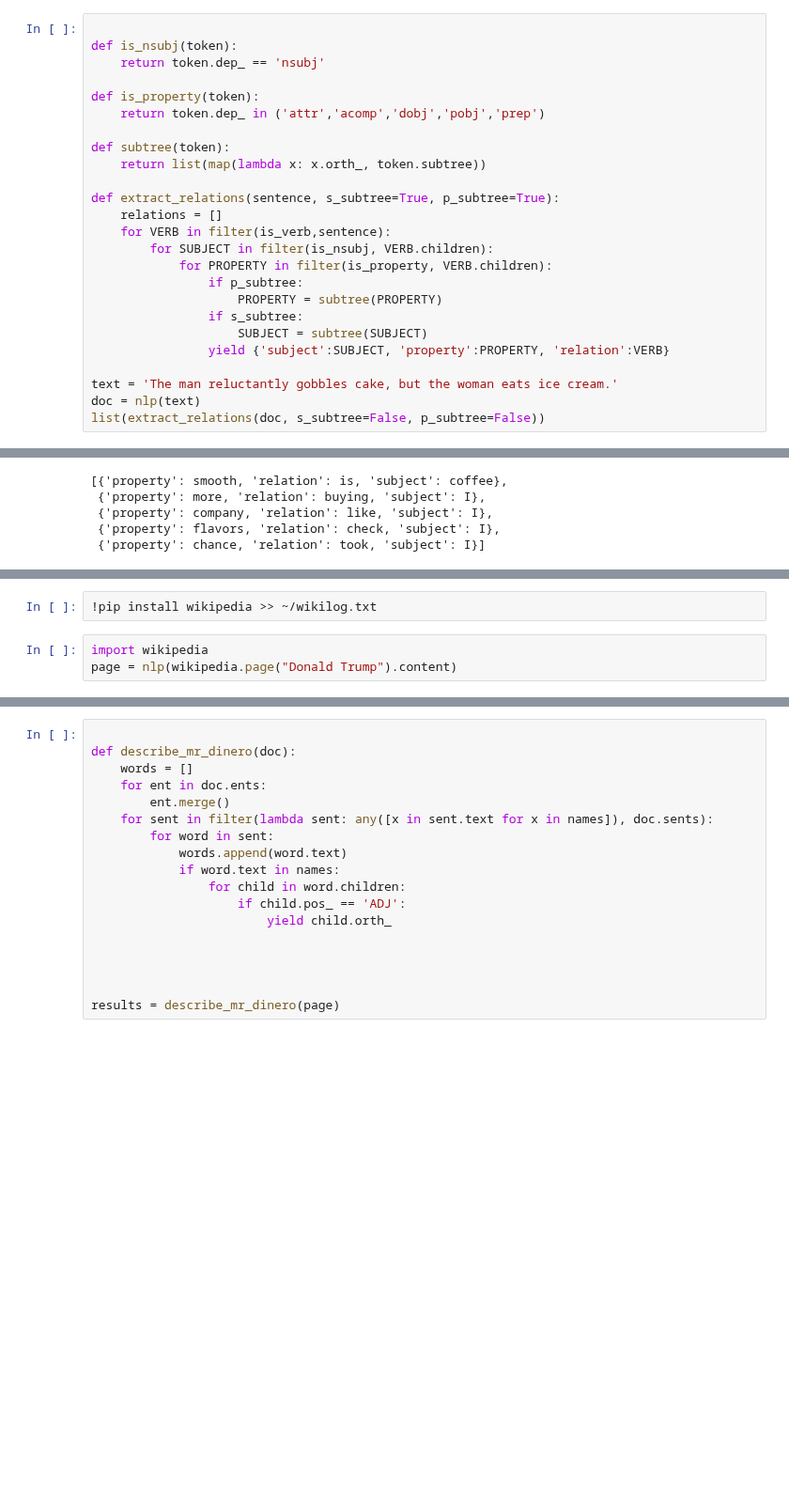
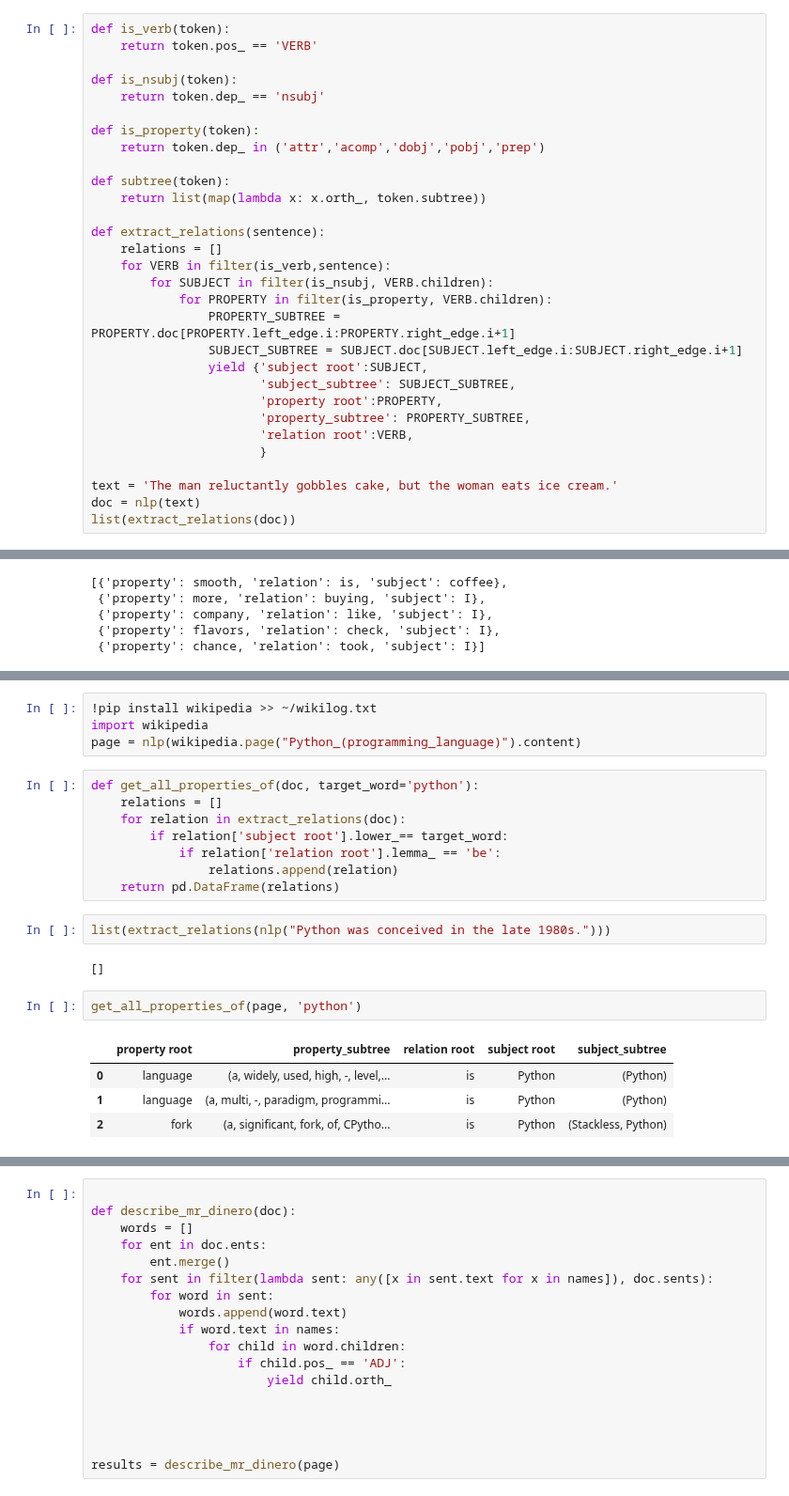
Before and after one commit to jupytercon2017user/jupytercon-2017, a Jupyter notebook: tutorial/Dependency Parsing.ipynb, the cells around one changed output, grey strips where cells are left out. Shown at 94% size. Drawn from its saved outputs; the diff is of its cells as text; blank space fills up the shorter version.

```diff
--- a/tutorial/Dependency Parsing.ipynb
+++ b/tutorial/Dependency Parsing.ipynb
@@ -121,6 +121,8 @@ nlp = spacy.load('en')
 # %% [markdown]
 ### Simple Relation Extractor
 # %%
+def is_verb(token):
+    return token.pos_ == 'VERB'
 
 def is_nsubj(token):
     return token.dep_ == 'nsubj'
@@ -131,18 +133,21 @@ def is_property(token):
 def subtree(token):
     return list(map(lambda x: x.orth_, token.subtree))
 
-def extract_relations(sentence, s_subtree=True, p_subtree=True):
+def extract_relations(sentence):
     relations = []
     for VERB in filter(is_verb,sentence):
         for SUBJECT in filter(is_nsubj, VERB.children):
             for PROPERTY in filter(is_property, VERB.children):
-                if p_subtree:
-                    PROPERTY = subtree(PROPERTY)
-                if s_subtree:
-                    SUBJECT = subtree(SUBJECT)
-                yield {'subject':SUBJECT, 'property':PROPERTY, 'relation':VERB}
+                PROPERTY_SUBTREE = PROPERTY.doc[PROPERTY.left_edge.i:PROPERTY.right_edge.i+1]
+                SUBJECT_SUBTREE = SUBJECT.doc[SUBJECT.left_edge.i:SUBJECT.right_edge.i+1]
+                yield {'subject root':SUBJECT,
+                       'subject_subtree': SUBJECT_SUBTREE,
+                       'property root':PROPERTY,
+                       'property_subtree': PROPERTY_SUBTREE,
+                       'relation root':VERB,
+                       }
 
 text = 'The man reluctantly gobbles cake, but the woman eats ice cream.'
 doc = nlp(text)
-list(extract_relations(doc, s_subtree=False, p_subtree=False))
+list(extract_relations(doc))
 # %% [output]
@@ -171,6 +198,24 @@ Considerations:
 * If a noun phrase can be combined with other tokens to form a larger noun phrase, then should merge them.
 # %%
 !pip install wikipedia >> ~/wikilog.txt
+import wikipedia
+page = nlp(wikipedia.page("Python_(programming_language)").content)
-# %%
-import wikipedia
-page = nlp(wikipedia.page("Donald Trump").content)
+# %%
+def get_all_properties_of(doc, target_word='python'):
+    relations = []
+    for relation in extract_relations(doc):
+        if relation['subject root'].lower_== target_word:
+            if relation['relation root'].lemma_ == 'be':
+                relations.append(relation)
+    return pd.DataFrame(relations)
+# %%
+list(extract_relations(nlp("Python was conceived in the late 1980s.")))
+# %% [output]
+[]
+# %%
+get_all_properties_of(page, 'python')
+# %% [output]
+|  | property root | property_subtree | relation root | subject root | subject_subtree |
+| 0 | language | (a, widely, used, high, -, level,... | is | Python | (Python) |
+| 1 | language | (a, multi, -, paradigm, programmi... | is | Python | (Python) |
+| 2 | fork | (a, significant, fork, of, CPytho... | is | Python | (Stackless, Python) |
```
Also changed, not shown: parts of 4 cells of this notebook.
